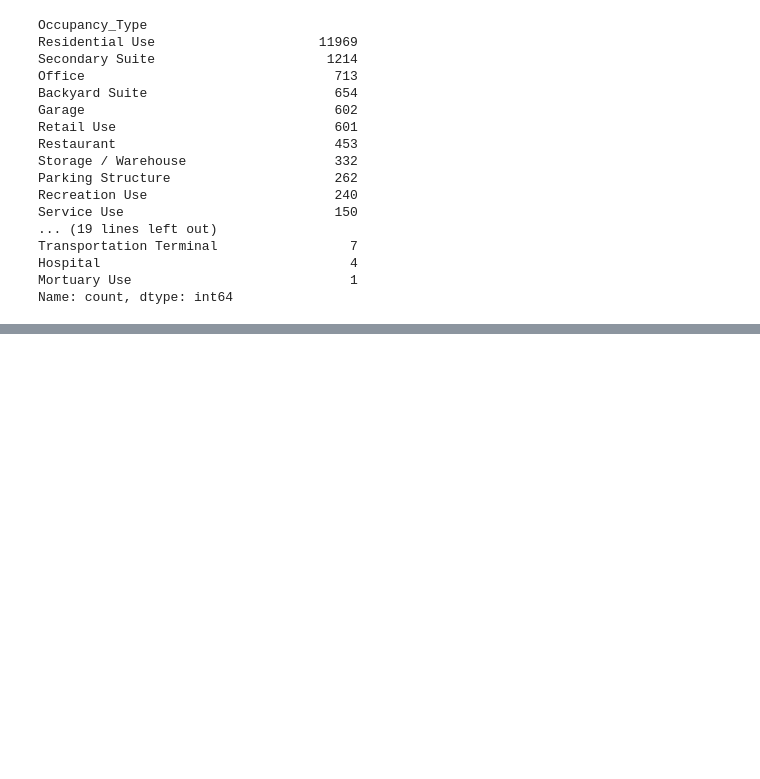
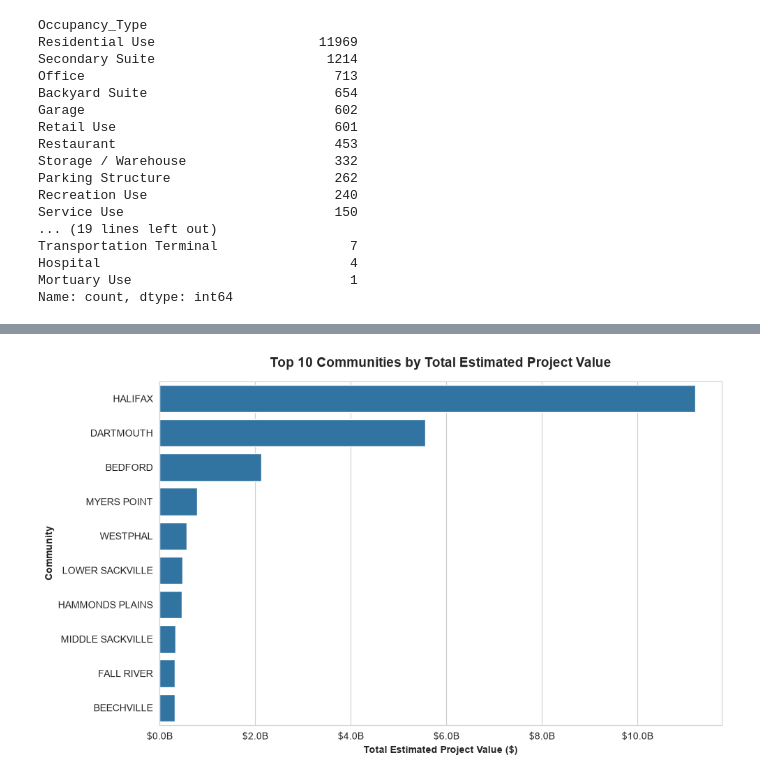
Before and after one commit to Sha-k1/how-is-halifax-growing, a Jupyter notebook: building_permits_analysis.ipynb, the cells around one changed output, grey strips where cells are left out. Drawn from its saved outputs; the diff is of its cells as text; code cells hidden in the pictures; blank space fills up the shorter version.

```diff
--- a/building_permits_analysis.ipynb
+++ b/building_permits_analysis.ipynb
@@ -83,0 +144,4 @@ df['Date_of_Submission'].max())
+# %%
+sum_by_group = df.groupby('Community')['Estimated_Project_Value'].sum()
+top_10 = sum_by_group.sort_values(ascending = False).head(10)
+print(top_10)
@@ -83,0 +161,16 @@ df['Date_of_Submission'].max())
+# %%
+def billions(x, pos):
+    return f'${x/1e9:.1f}B'
+
+plt.figure(figsize = (10,6))
+sns.set_style("whitegrid")
+sns.barplot(x = top_10.values, y = top_10.index)
+plt.title("Top 10 Communities by Total Estimated Project Value", fontsize = 14, fontweight = 'bold', pad = 15)
+plt.xlabel("Total Estimated Project Value ($)", fontweight = 'bold')
+plt.ylabel("Community", fontweight = 'bold')
+
+plt.gca().xaxis.set_major_formatter(FuncFormatter(billions))
+plt.tight_layout()
+plt.show()
+# %% [output]
+[figure, added]
```
Also changed, not shown: parts of 14 cells of this notebook.
